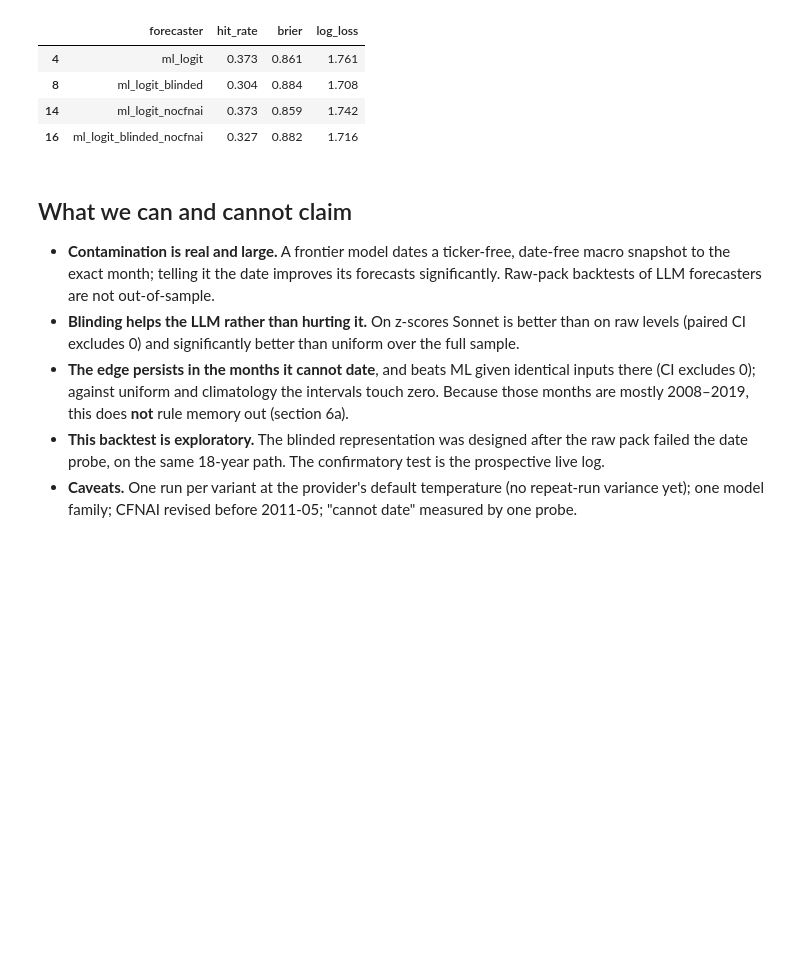
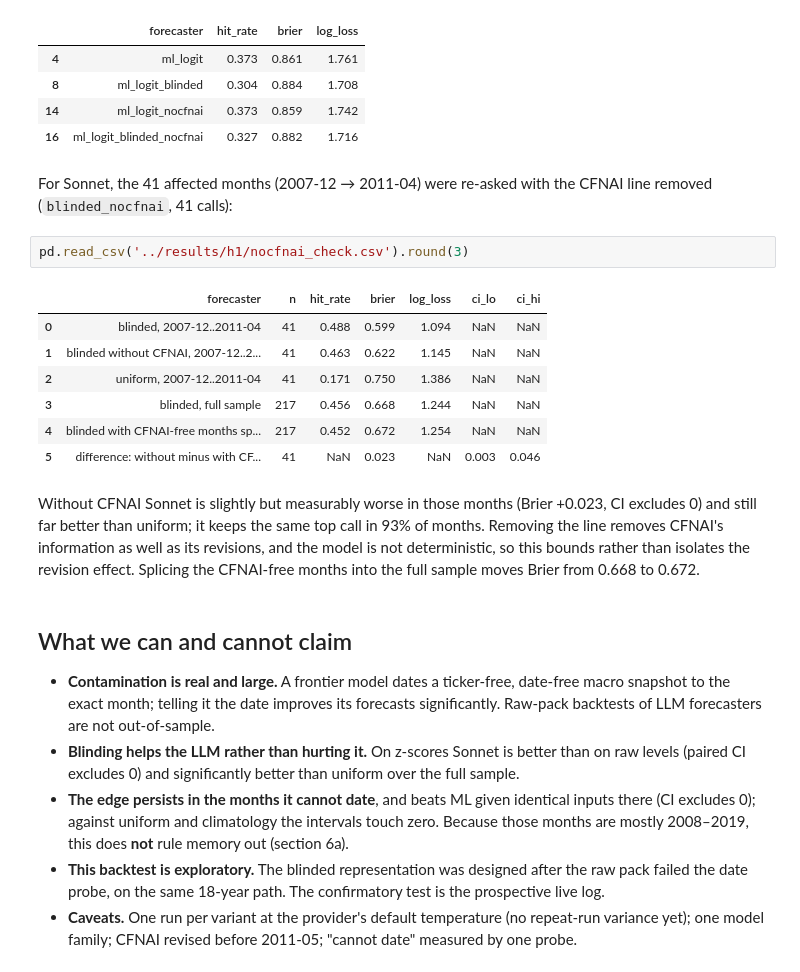
Before and after one commit to FranQuant/llm-regime-allocator, a Jupyter notebook: notebooks/nb02_llm_regimes_and_memory.ipynb, the cells around one changed output. Cells and saved outputs as stored; diff of their text form; blank space fills up the shorter version.

```diff
--- a/notebooks/nb02_llm_regimes_and_memory.ipynb
+++ b/notebooks/nb02_llm_regimes_and_memory.ipynb
@@ -304,6 +304,20 @@ sc[sc.forecaster.isin(['ml_logit', 'ml_logit_nocfnai', 'ml_logit_blinded', 'ml_l
 | 8 | ml_logit_blinded | 0.304 | 0.884 | 1.708 |
 | 14 | ml_logit_nocfnai | 0.373 | 0.859 | 1.742 |
 | 16 | ml_logit_blinded_nocfnai | 0.327 | 0.882 | 1.716 |
+# %% [markdown]
+For Sonnet, the 41 affected months (2007-12 → 2011-04) were re-asked with the CFNAI line removed (`blinded_nocfnai`, 41 calls):
+# %%
+pd.read_csv('../results/h1/nocfnai_check.csv').round(3)
+# %% [output]
+|  | forecaster | n | hit_rate | brier | log_loss | ci_lo | ci_hi |
+| 0 | blinded, 2007-12..2011-04 | 41 | 0.488 | 0.599 | 1.094 | NaN | NaN |
+| 1 | blinded without CFNAI, 2007-12..2... | 41 | 0.463 | 0.622 | 1.145 | NaN | NaN |
+| 2 | uniform, 2007-12..2011-04 | 41 | 0.171 | 0.750 | 1.386 | NaN | NaN |
+| 3 | blinded, full sample | 217 | 0.456 | 0.668 | 1.244 | NaN | NaN |
+| 4 | blinded with CFNAI-free months sp... | 217 | 0.452 | 0.672 | 1.254 | NaN | NaN |
+| 5 | difference: without minus with CF... | 41 | NaN | 0.023 | NaN | 0.003 | 0.046 |
+# %% [markdown]
+Without CFNAI Sonnet is slightly but measurably worse in those months (Brier +0.023, CI excludes 0) and still far better than uniform; it keeps the same top call in 93% of months. Removing the line removes CFNAI's information as well as its revisions, and the model is not deterministic, so this bounds rather than isolates the revision effect. Splicing the CFNAI-free months into the full sample moves Brier from 0.668 to 0.672.
 # %% [markdown]
 ## What we can and cannot claim
 
```
Also changed, not shown: 3 other files.
